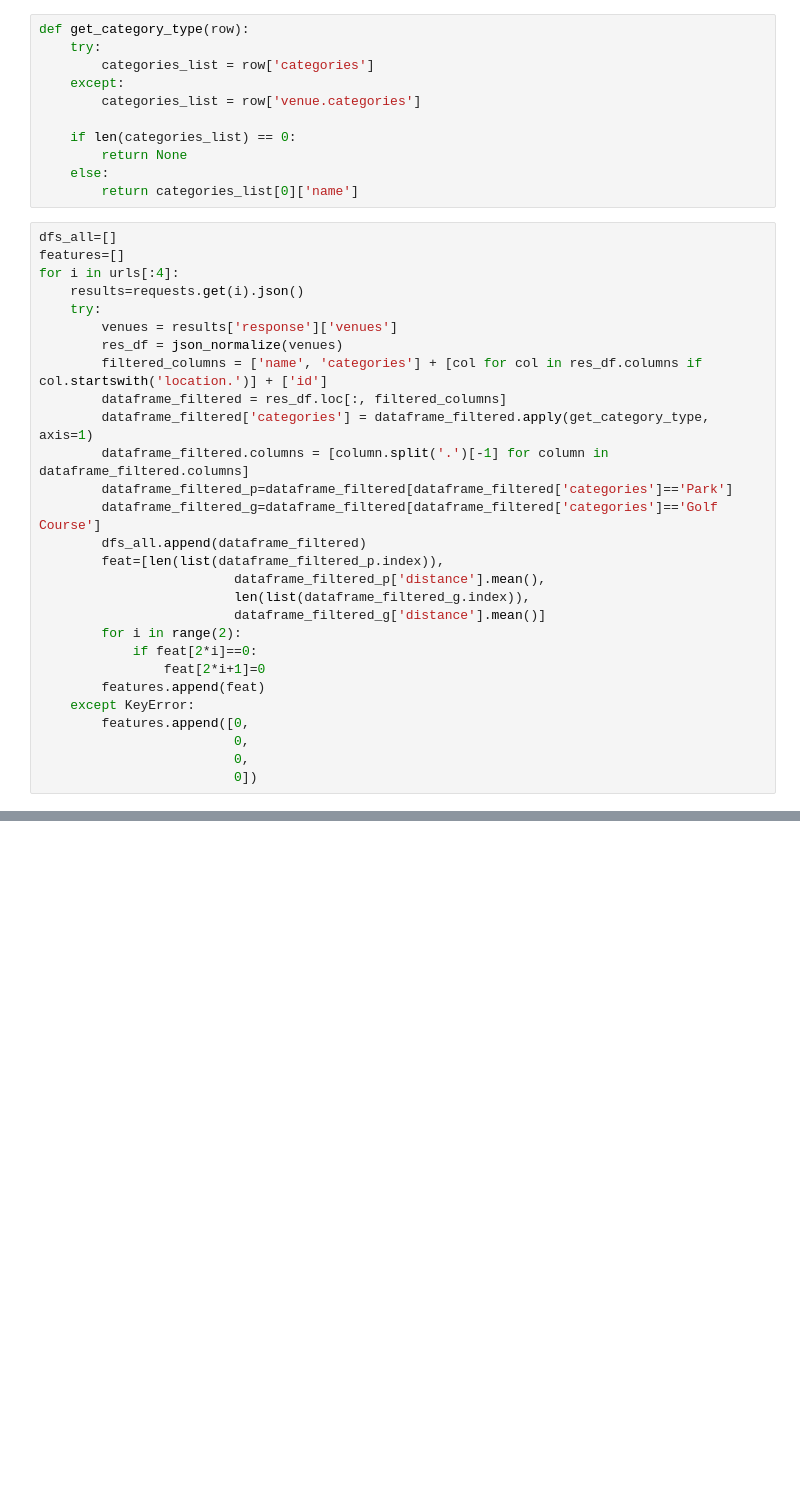
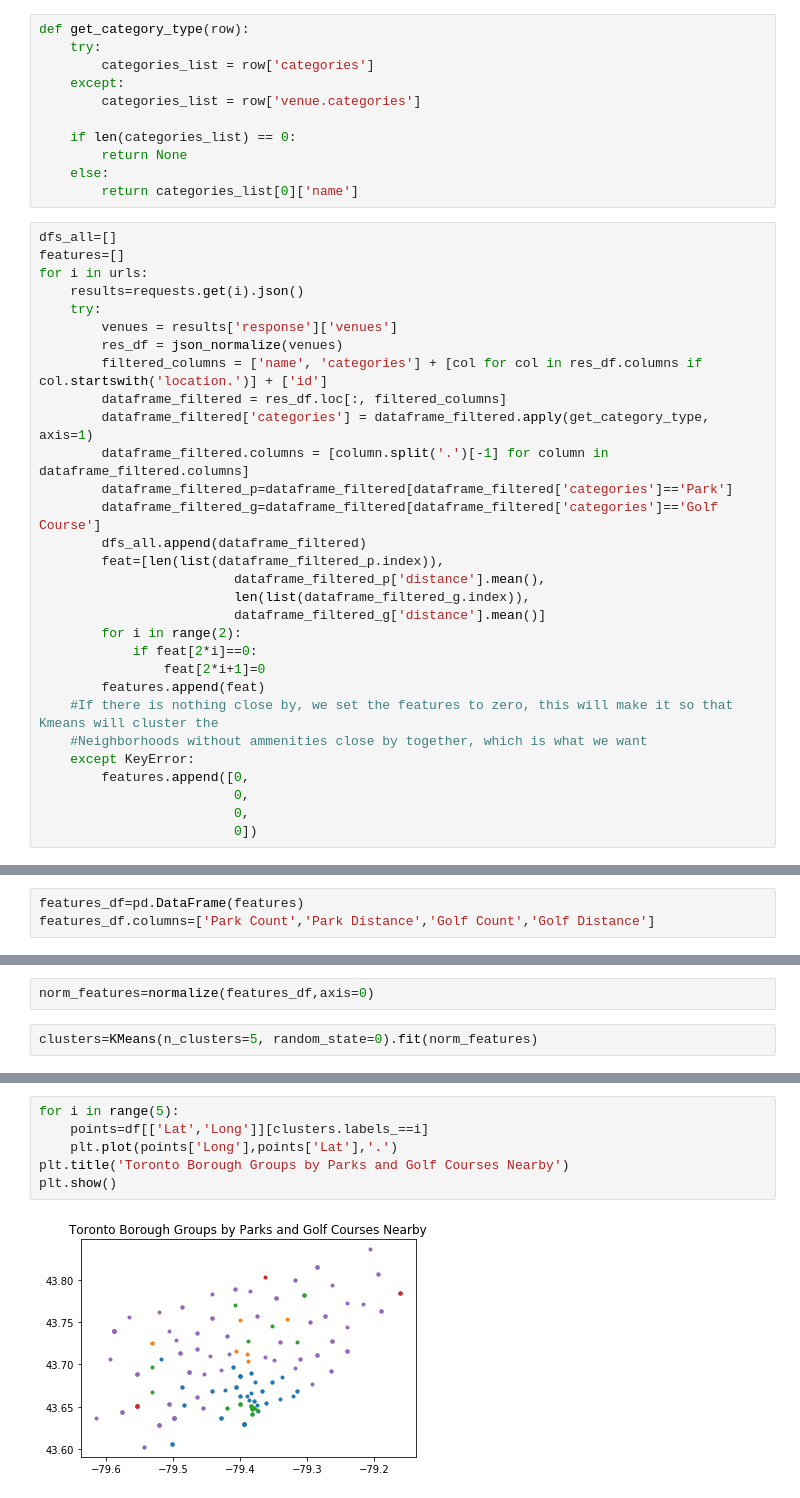
Before and after one commit to bruces12/Coursera_Capstone, a Jupyter notebook: Cousera_Capstone.ipynb, the cells around one changed output, grey strips where cells are left out. Cells and saved outputs as stored; diff of their text form; blank space fills up the shorter version.

```diff
--- a/Cousera_Capstone.ipynb
+++ b/Cousera_Capstone.ipynb
@@ -59,7 +66,7 @@ def get_category_type(row):
 # %%
 dfs_all=[]
 features=[]
-for i in urls[:4]:
+for i in urls:
     results=requests.get(i).json()
     try:
         venues = results['response']['venues']
@@ -79,6 +86,8 @@ for i in urls[:4]:
             if feat[2*i]==0:
                 feat[2*i+1]=0
         features.append(feat)
+    #If there is nothing close by, we set the features to zero, this will make it so that Kmeans will cluster the
+    #Neighborhoods without ammenities close by together, which is what we want
     except KeyError:
         features.append([0,
                          0,
@@ -98,0 +104,3 @@ dfs_all[0]
+# %%
+features_df=pd.DataFrame(features)
+features_df.columns=['Park Count','Park Distance','Golf Count','Golf Distance']
@@ -98,0 +116,4 @@ dfs_all[0]
+# %%
+norm_features=normalize(features_df,axis=0)
+# %%
+clusters=KMeans(n_clusters=5, random_state=0).fit(norm_features)
@@ -98,0 +122,8 @@ dfs_all[0]
+# %%
+for i in range(5):
+    points=df[['Lat','Long']][clusters.labels_==i]
+    plt.plot(points['Long'],points['Lat'],'.')
+plt.title('Toronto Borough Groups by Parks and Golf Courses Nearby')
+plt.show()
+# %% [output]
+[figure, added]
```
Also changed, not shown: parts of 26 cells of this notebook.
